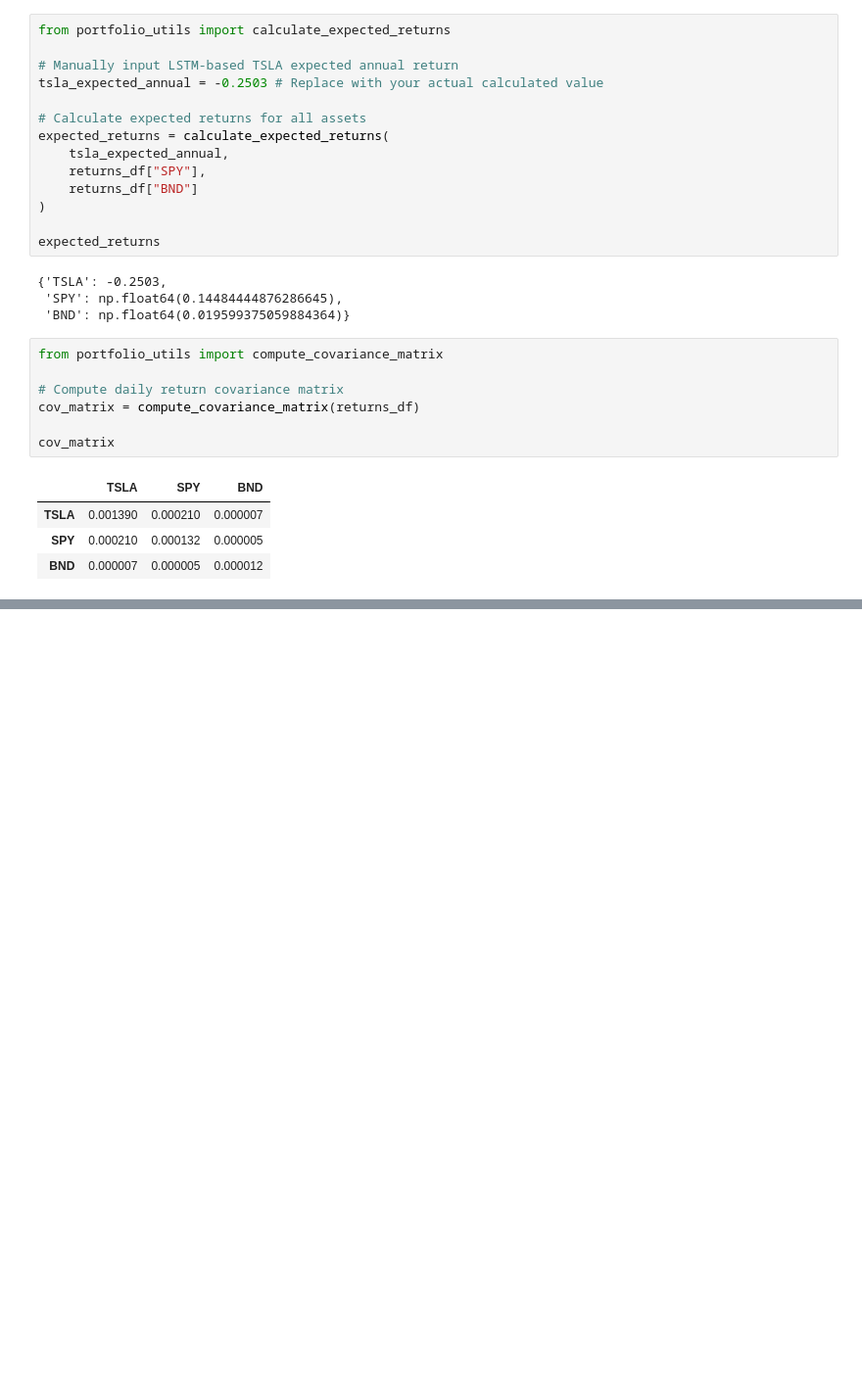
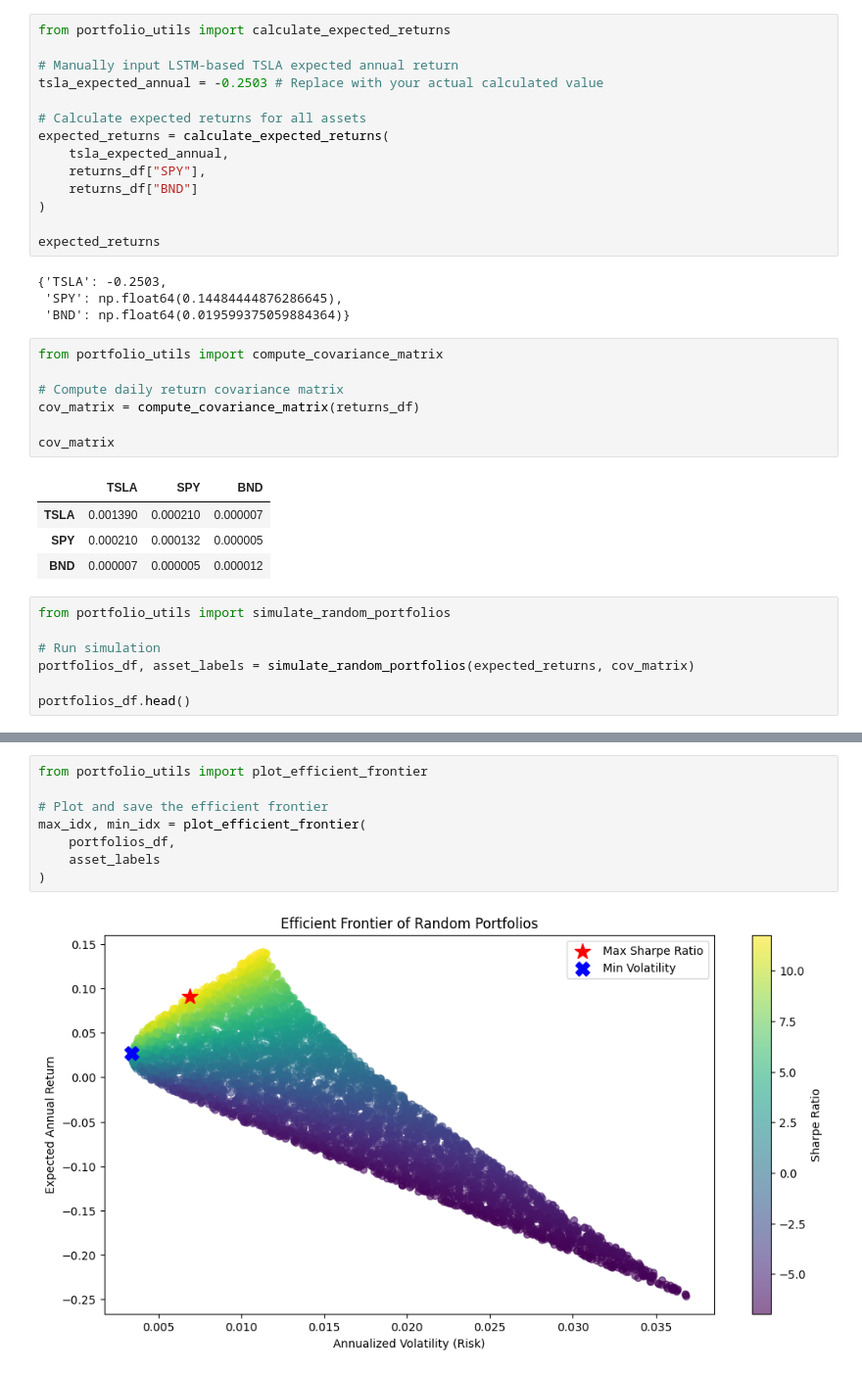
Before and after one commit to Filimon-H/GMF-investment-portfolio-management, a Jupyter notebook: notebooks/portfolio_optimization.ipynb, the cells around one changed output, grey strips where cells are left out. Shown at 98% size. Saved outputs shown, nothing was run; the diff lists cells and outputs as text; blank space fills up the shorter version.

Commit message:
feat: plot and save efficient frontier with Sharpe and Min Volatility portfolios

```diff
--- a/notebooks/portfolio_optimization.ipynb
+++ b/notebooks/portfolio_optimization.ipynb
@@ -79,3 +79,10 @@ cov_matrix
 | TSLA | 0.001390 | 0.000210 | 0.000007 |
 | SPY | 0.000210 | 0.000132 | 0.000005 |
 | BND | 0.000007 | 0.000005 | 0.000012 |
+# %%
+from portfolio_utils import simulate_random_portfolios
+
+# Run simulation
+portfolios_df, asset_labels = simulate_random_portfolios(expected_returns, cov_matrix)
+
+portfolios_df.head()
@@ -81,0 +96,10 @@ cov_matrix
+# %%
+from portfolio_utils import plot_efficient_frontier
+
+# Plot and save the efficient frontier
+max_idx, min_idx = plot_efficient_frontier(
+    portfolios_df,
+    asset_labels
+)
+# %% [output]
+[figure, added]
```
Also changed, not shown: parts of 1 cell of this notebook, 1 other file.
